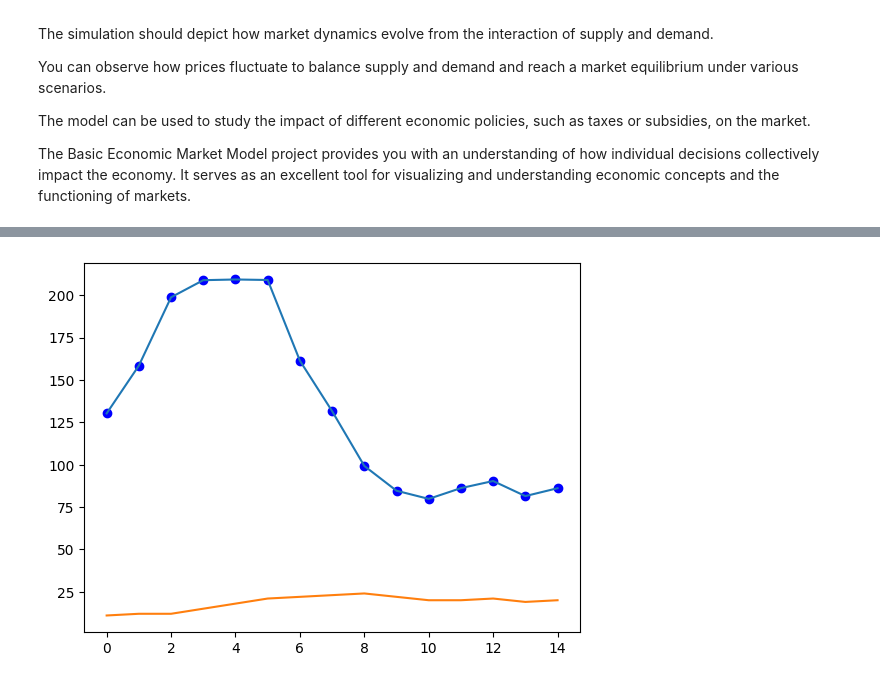
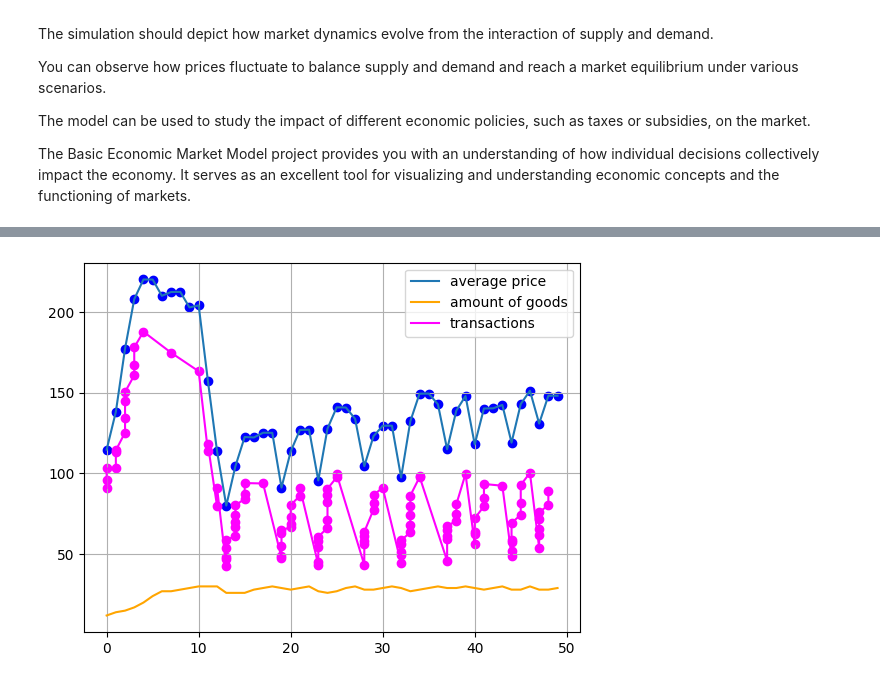
Before and after one commit to DovgaNik/numericalMethods, a Jupyter notebook: project/Basic-economic-model.ipynb, the cells around one changed output, grey strips where cells are left out. Saved outputs shown, nothing was run; the diff lists cells and outputs as text; code cells hidden in the pictures.

```diff
--- a/project/Basic-economic-model.ipynb
+++ b/project/Basic-economic-model.ipynb
@@ -88,7 +88,7 @@ cons = 5
 want = 0.3
 salary = 70
 
-N = 15
+N = 50
 # %%
 producers = [] # have production limits and production costs
 
@@ -128,6 +128,8 @@ market
 history = []
 
 for j in range(N):
+
+    transaction_made = False
 
     for i in range(len(consumers)):
         preference = consumers[i][0]
@@ -145,6 +147,7 @@ for j in range(N):
             consumers[i][2] -= minimal_price - salary
             market.remove(minimal_price)
             transactions.append([minimal_price, j])
+            transaction_made = True
 
 
             for u in range(len(market)):
@@ -182,32 +185,36 @@ for j in range(N):
             sum_of_needs += consumers[h][1]
 
         if len(market) > sum_of_needs:
-            #market.remove(max(market))
+            # market.remove(max(market))
+            for u in range(len(market)):
+                # if market[u] > 70:
+                perc = market[u] * 0.01
+                market[u] += np.random.randint(0, int(perc) + 1) - perc - 1
 
-            for u in range(len(market)):
-                if market[u] > 70:
-                    perc = market[u] * 0.01
-                    market[u] += np.random.randint(0, int(perc) + 1) - perc - 1
+    if not transaction_made:
+        for u in range(len(market)):
+            perc = market[u] * 0.1
+            market[u] -= np.random.randint(0, int(perc))
+# %%
+trans_price = [x[0] for x in transactions]
+trans_time = [x[1] for x in transactions]
 # %%
-from turtle import color
-
-from matplotlib import style
-from matplotlib.markers import MarkerStyle
-
-
 averages = []
 for i in range(len(history)):
     averages.append(np.mean(history[i]))
 
 amount_of_goods = []
-
 for i in range(len(history)):
     amount_of_goods.append(len(history[i]))
 
-_ = plt.plot(averages)
-plt.plot(amount_of_goods)
+# _ = plt.figure(figsize=(20, 10))
+plt.plot(averages, label="average price")
+plt.plot(amount_of_goods, color="orange", label="amount of goods")
 plt.scatter(range(len(averages)), averages, color="blue")
-#plt.scatter(transactions[1], transactions[0], color="magenta")
+plt.scatter(trans_time, trans_price, color="magenta")
+plt.plot(trans_time, trans_price, color="magenta", label="transactions")
+plt.legend()
+plt.grid()
 plt.show()
 # %% [output]
-[figure, old version]
+[figure, new version]
```
Also changed, not shown: parts of 4 cells of this notebook.
